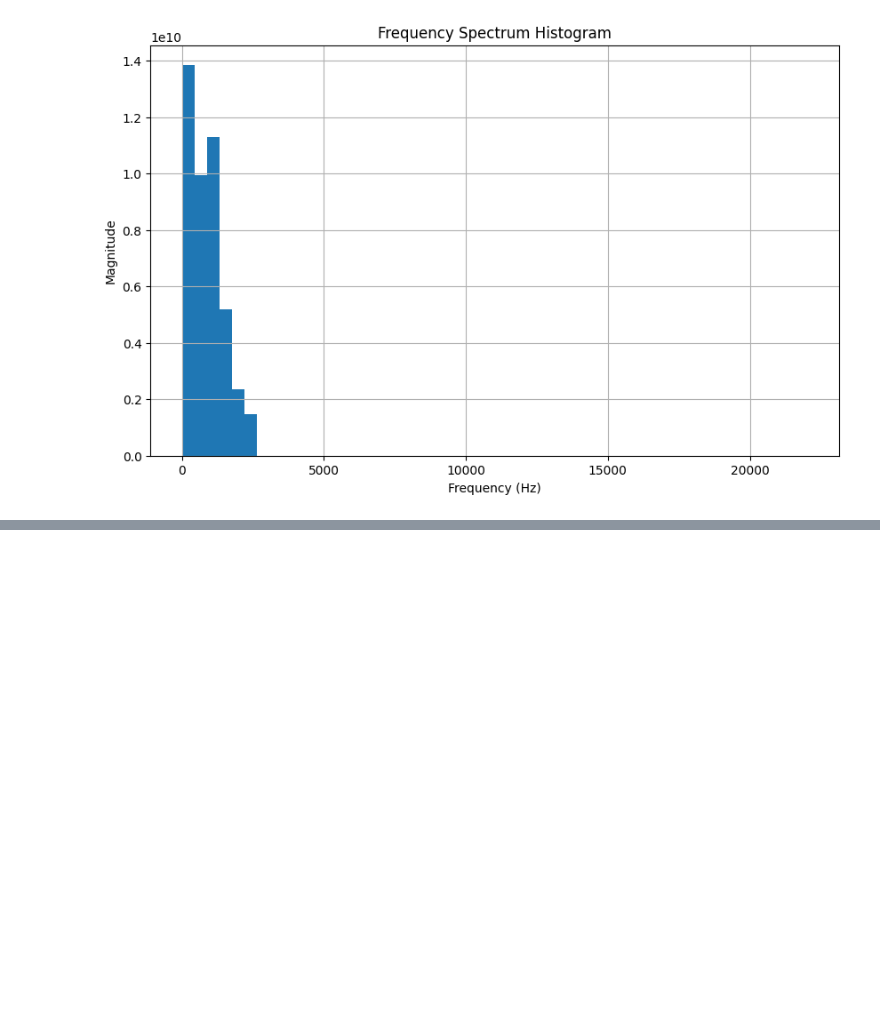
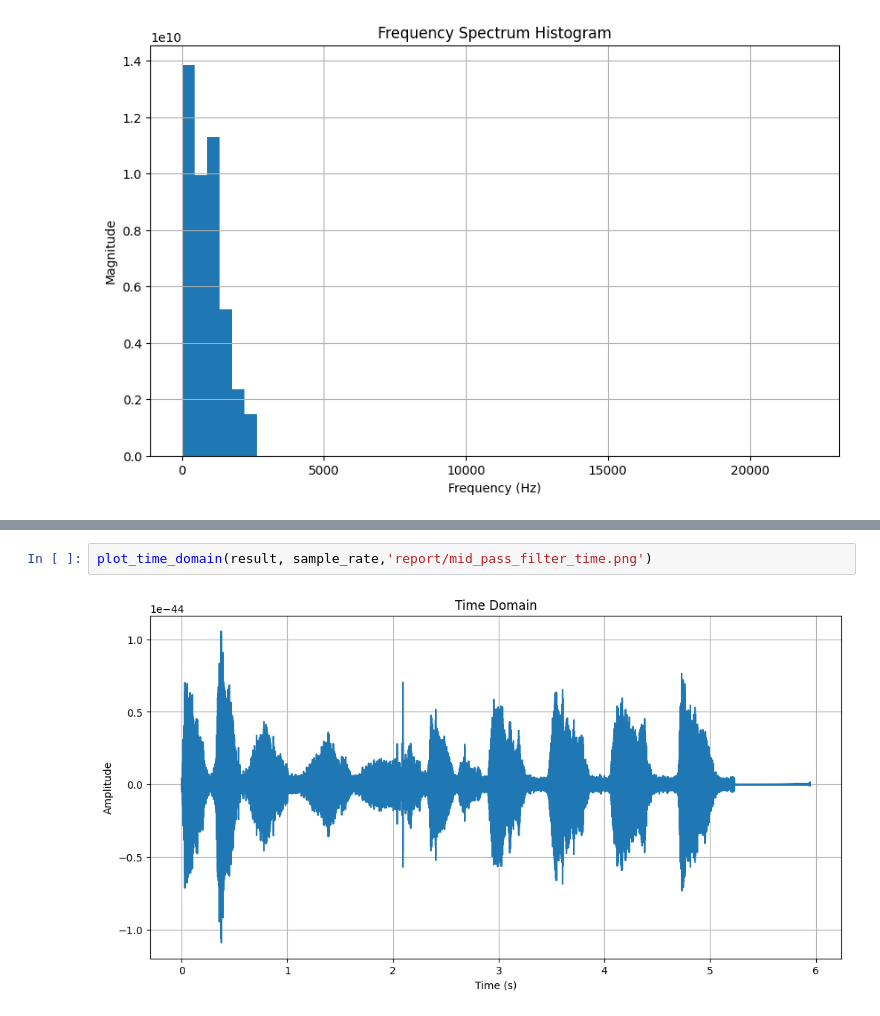
Before and after one commit to KazysV/sap, a Jupyter notebook: 2sap/main.ipynb, the cells around one changed output, grey strips where cells are left out. Drawn from its saved outputs; the diff is of its cells as text; blank space fills up the shorter version.

```diff
--- a/2sap/main.ipynb
+++ b/2sap/main.ipynb
@@ -453,0 +461,4 @@ output_sound(result, sample_rate, sample_width, channels)
+# %%
+plot_time_domain(result, sample_rate,'report/mid_pass_filter_time.png')
+# %% [output]
+[figure, added]
```
Also changed, not shown: parts of 16 cells of this notebook, 46 other files.
